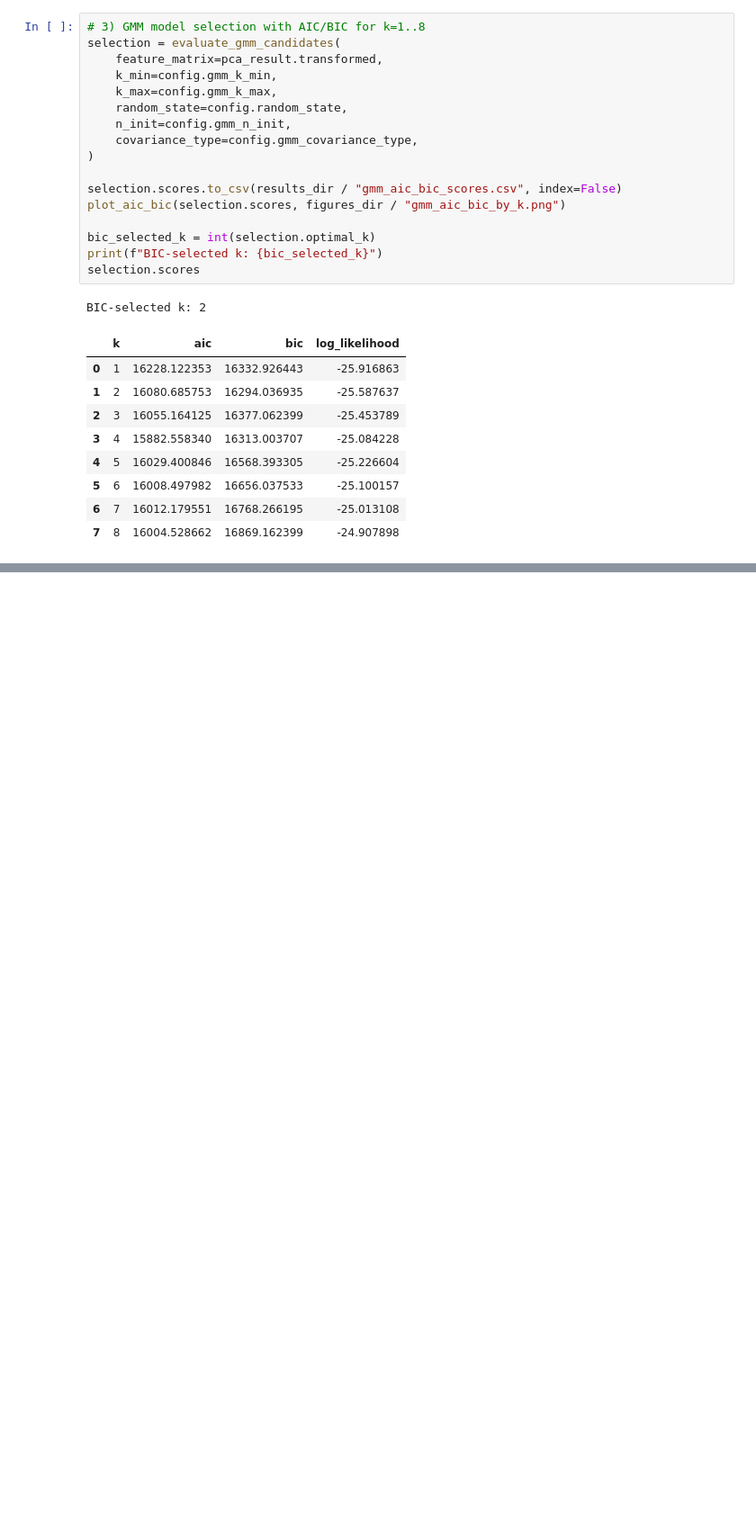
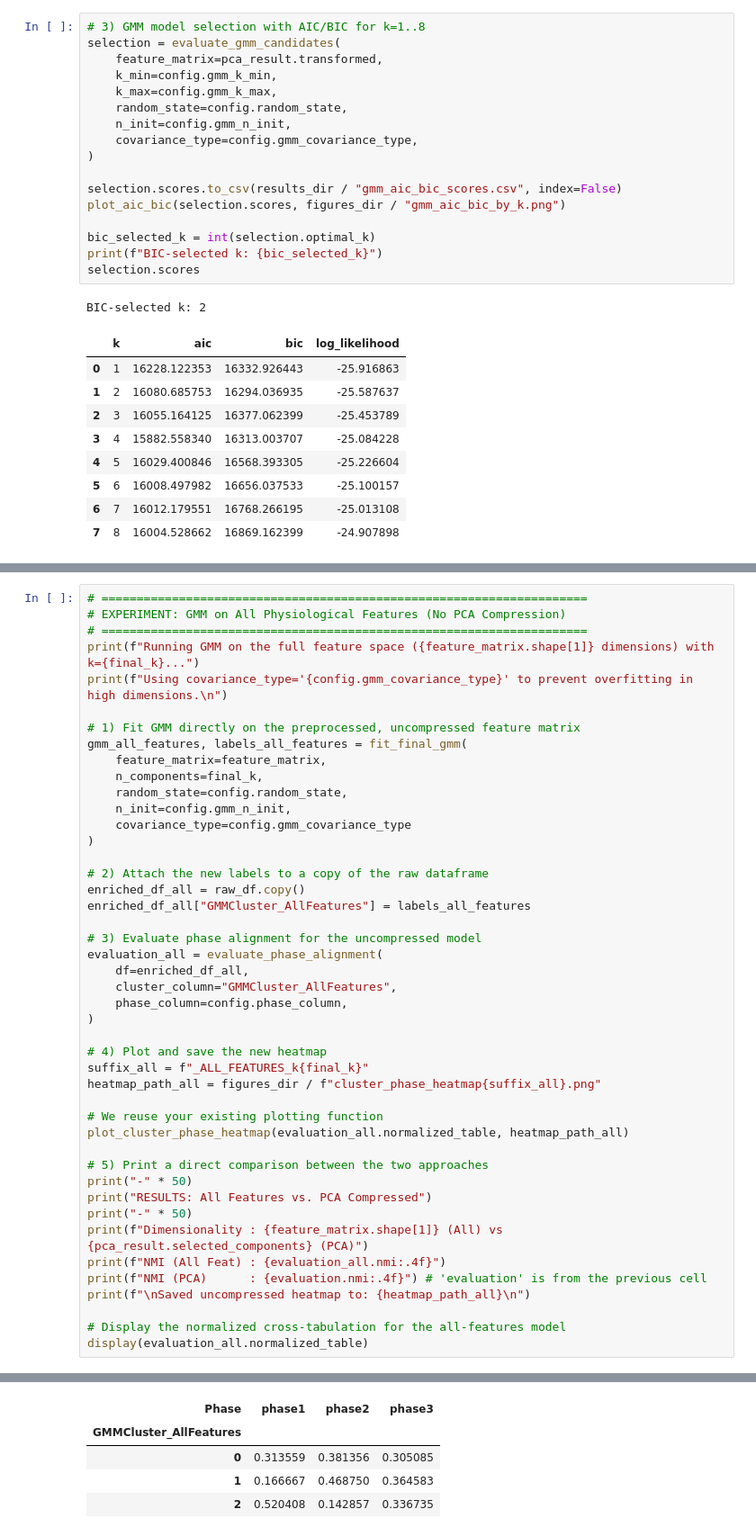
Before and after one commit to MathiasDamsgaard/02582_CDA_Case2, a Jupyter notebook: notebooks/exploratory_clustering_k.ipynb, the cells around one changed output, grey strips where cells are left out. Shown at 90% size. Saved outputs shown, nothing was run; the diff lists cells and outputs as text; blank space fills up the shorter version.

```diff
--- a/notebooks/exploratory_clustering_k.ipynb
+++ b/notebooks/exploratory_clustering_k.ipynb
@@ -232,0 +280,46 @@ Saved exploratory outputs with suffix: _k3
+# %%
+# =====================================================================
+# EXPERIMENT: GMM on All Physiological Features (No PCA Compression)
+# =====================================================================
+print(f"Running GMM on the full feature space ({feature_matrix.shape[1]} dimensions) with k={final_k}...")
+print(f"Using covariance_type='{config.gmm_covariance_type}' to prevent overfitting in high dimensions.\n")
+
+# 1) Fit GMM directly on the preprocessed, uncompressed feature matrix
+gmm_all_features, labels_all_features = fit_final_gmm(
+    feature_matrix=feature_matrix,
+    n_components=final_k,
+    random_state=config.random_state,
+    n_init=config.gmm_n_init,
+    covariance_type=config.gmm_covariance_type
+)
+
+# 2) Attach the new labels to a copy of the raw dataframe
+enriched_df_all = raw_df.copy()
+enriched_df_all["GMMCluster_AllFeatures"] = labels_all_features
+
+# 3) Evaluate phase alignment for the uncompressed model
+evaluation_all = evaluate_phase_alignment(
+    df=enriched_df_all,
+    cluster_column="GMMCluster_AllFeatures",
+    phase_column=config.phase_column,
+)
+
+# 4) Plot and save the new heatmap
+suffix_all = f"_ALL_FEATURES_k{final_k}"
+heatmap_path_all = figures_dir / f"cluster_phase_heatmap{suffix_all}.png"
+
+# We reuse your existing plotting function
+plot_cluster_phase_heatmap(evaluation_all.normalized_table, heatmap_path_all)
+
+# 5) Print a direct comparison between the two approaches
+print("-" * 50)
+print("RESULTS: All Features vs. PCA Compressed")
+print("-" * 50)
+print(f"Dimensionality : {feature_matrix.shape[1]} (All) vs {pca_result.selected_components} (PCA)")
+print(f"NMI (All Feat) : {evaluation_all.nmi:.4f}")
+print(f"NMI (PCA)      : {evaluation.nmi:.4f}") # 'evaluation' is from the previous cell
+print(f"\nSaved uncompressed heatmap to: {heatmap_path_all}\n")
+
+# Display the normalized cross-tabulation for the all-features model
+display(evaluation_all.normalized_table)
+# %% [output]
@@ -232,0 +337,5 @@ Saved exploratory outputs with suffix: _k3
+| Phase | phase1 | phase2 | phase3 |
+| GMMCluster_AllFeatures |  |  |  |
+| 0 | 0.313559 | 0.381356 | 0.305085 |
+| 1 | 0.166667 | 0.468750 | 0.364583 |
+| 2 | 0.520408 | 0.142857 | 0.336735 |
```
Also changed, not shown: parts of 6 cells of this notebook, 34 other files.
